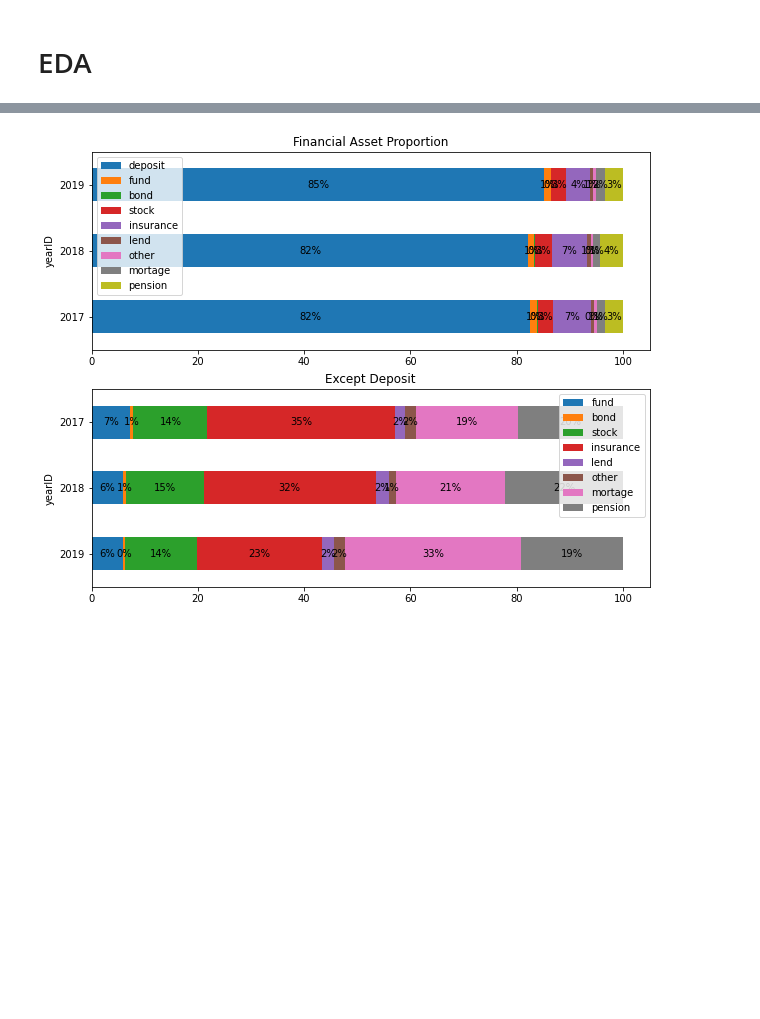
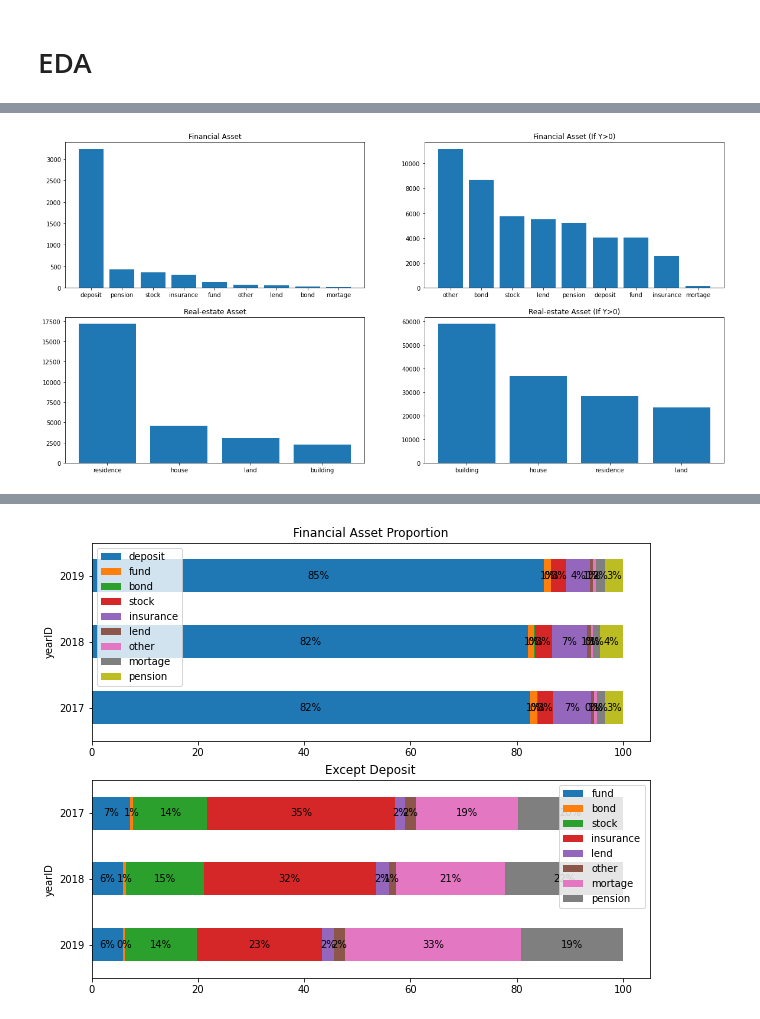
Before and after one commit to jinwls/Relative_Deprivation_Risk_Preference, a Jupyter notebook: explore.ipynb, the cells around one changed output, grey strips where cells are left out. Saved outputs shown, nothing was run; the diff lists cells and outputs as text; code cells hidden in the pictures; blank space fills up the shorter version.

```diff
--- a/explore.ipynb
+++ b/explore.ipynb
@@ -103,6 +211,7 @@ df.describe()
 # %%
-# create total sum of financial assets
-df['total_a'] = df['deposit'] + df['fund'] + df['bond'] + df['stock'] + df['insurance'] + df['lend'] + df['other'] + df['mortage'] + df['pension']
-df['total_b'] = df['fund'] + df['bond'] + df['stock'] + df['insurance'] + df['lend'] + df['other'] + df['mortage'] + df['pension']
+# Total Asset
+df['f_total'] = df['deposit'] + df['fund'] + df['bond'] + df['stock'] + df['insurance'] + df['lend'] + df['other'] + df['mortage'] + df['pension']
 
-# df[finname] = df[finname].replace(0, np.NaN)
+df['r_total'] = df['residence'] + df['house'] + df['land'] + df['building']
+
+df['total'] = df['f_total'] + df['r_total']
@@ -129,3 +325,25 @@ plt.show()
+# %%
+# Asset Proportion
+f,ax = plt.subplots(2,2,figsize=(20,10))
+result = eda[fin].mean().sort_values(ascending=False)
+ax[0,0].bar(result.index, result.values)
+ax[0,0].set_title('Financial Asset')
+
+result = eda[fin].replace(0,np.NaN).mean().sort_values(ascending=False)
+ax[0,1].bar(result.index, result.values)
+ax[0,1].set_title('Financial Asset (If Y>0)')
+
+result = eda[re].mean().sort_values(ascending=False)
+ax[1,0].bar(result.index, result.values)
+ax[1,0].set_title('Real-estate Asset')
+
+result = eda[re].replace(0,np.NaN).mean().sort_values(ascending=False)
+ax[1,1].bar(result.index, result.values)
+ax[1,1].set_title('Real-estate Asset (If Y>0)')
+
+plt.show()
+# %% [output]
+[figure, added]
 # %%
 # Find percentage of each assets by year
 ratio_a = df[['yearID']].copy()
```
Also changed, not shown: parts of 44 cells of this notebook, 2 other files.
